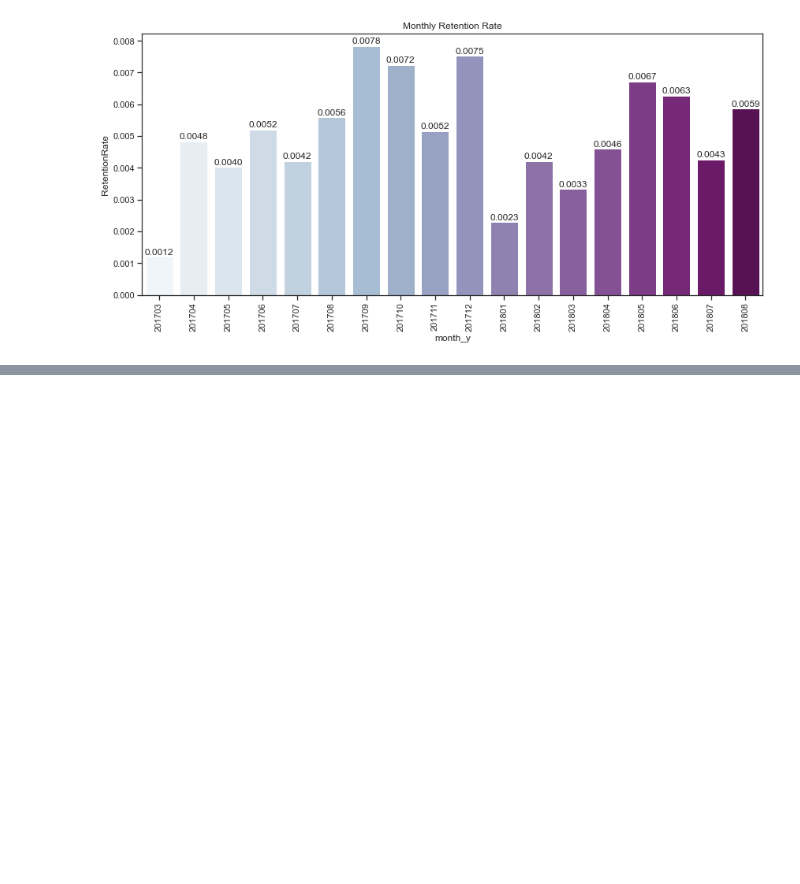
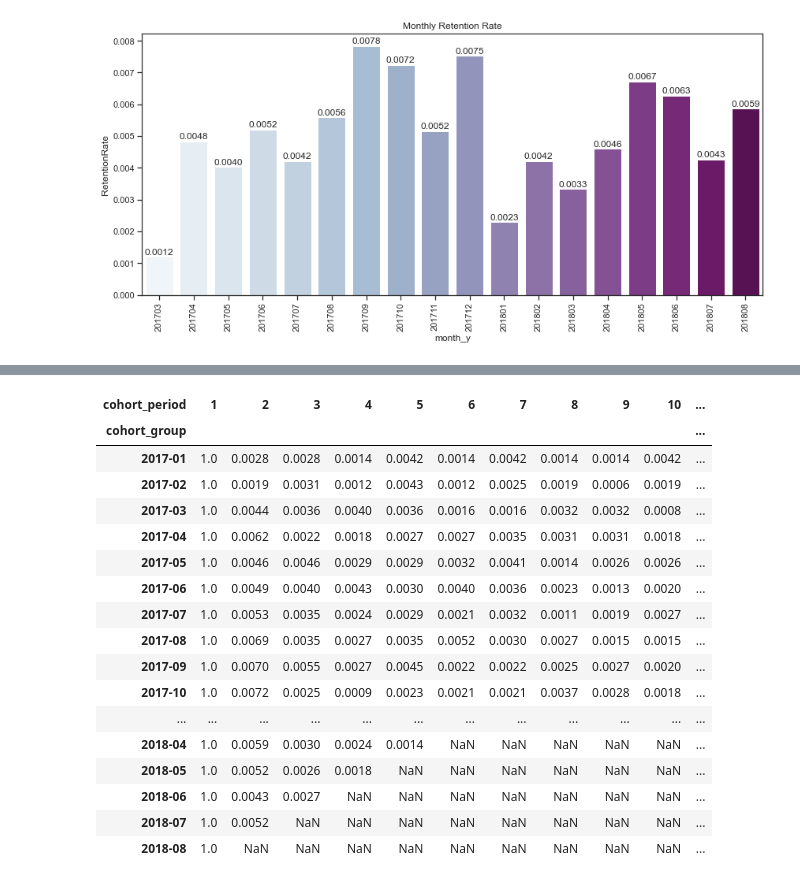
Before and after one commit to hyunjun33/Funnel_Analysis, a Jupyter notebook: Olist/Olist_Customer_Analysis.ipynb, the cells around one changed output, grey strips where cells are left out. Cells and saved outputs as stored; diff of their text form; code cells hidden in the pictures; blank space fills up the shorter version.

```diff
--- a/Olist/Olist_Customer_Analysis.ipynb
+++ b/Olist/Olist_Customer_Analysis.ipynb
@@ -912,0 +922,7 @@ df_cohort.query("month_y != cohort_group")
+# %%
+cohorts = df_cohort.groupby(["cohort_group", "month_y"]).agg({"customer_unique_id": pd.Series.nunique,
+                                                    "order_id": pd.Series.nunique,
+                                                    "payment_value": np.sum})
+cohorts.rename(columns={"customer_unique_id": "total_customers",
+                        "order_id": "total_orders"}, inplace=True)
+cohorts
@@ -912,0 +944,7 @@ df_cohort.query("month_y != cohort_group")
+# %%
+def cohort_period(df):
+    df["cohort_period"] = np.arange(len(df)) + 1
+    return df
+# %%
+cohorts = cohorts.groupby(level=0).apply(cohort_period)
+cohorts
@@ -912,0 +966,6 @@ df_cohort.query("month_y != cohort_group")
+# %%
+cohorts = cohorts.reset_index()
+cohorts = cohorts.set_index(["cohort_group", "cohort_period"])
+
+cohort_group_size = cohorts["total_customers"].groupby(level=0).first()
+cohort_group_size
@@ -912,0 +990,23 @@ df_cohort.query("month_y != cohort_group")
+# %%
+customer_retention = cohorts["total_customers"].unstack(0).divide(cohort_group_size, axis=1).round(4)
+customer_retention = customer_retention.T
+customer_retention
+# %% [output]
+| cohort_period | 1 | 2 | 3 | 4 | 5 | 6 | 7 | 8 | 9 | 10 | ... |
+| cohort_group |  |  |  |  |  |  |  |  |  |  | ... |
+| 2017-01 | 1.0 | 0.0028 | 0.0028 | 0.0014 | 0.0042 | 0.0014 | 0.0042 | 0.0014 | 0.0014 | 0.0042 | ... |
+| 2017-02 | 1.0 | 0.0019 | 0.0031 | 0.0012 | 0.0043 | 0.0012 | 0.0025 | 0.0019 | 0.0006 | 0.0019 | ... |
+| 2017-03 | 1.0 | 0.0044 | 0.0036 | 0.0040 | 0.0036 | 0.0016 | 0.0016 | 0.0032 | 0.0032 | 0.0008 | ... |
+| 2017-04 | 1.0 | 0.0062 | 0.0022 | 0.0018 | 0.0027 | 0.0027 | 0.0035 | 0.0031 | 0.0031 | 0.0018 | ... |
+| 2017-05 | 1.0 | 0.0046 | 0.0046 | 0.0029 | 0.0029 | 0.0032 | 0.0041 | 0.0014 | 0.0026 | 0.0026 | ... |
+| 2017-06 | 1.0 | 0.0049 | 0.0040 | 0.0043 | 0.0030 | 0.0040 | 0.0036 | 0.0023 | 0.0013 | 0.0020 | ... |
+| 2017-07 | 1.0 | 0.0053 | 0.0035 | 0.0024 | 0.0029 | 0.0021 | 0.0032 | 0.0011 | 0.0019 | 0.0027 | ... |
+| 2017-08 | 1.0 | 0.0069 | 0.0035 | 0.0027 | 0.0035 | 0.0052 | 0.0030 | 0.0027 | 0.0015 | 0.0015 | ... |
+| 2017-09 | 1.0 | 0.0070 | 0.0055 | 0.0027 | 0.0045 | 0.0022 | 0.0022 | 0.0025 | 0.0027 | 0.0020 | ... |
+| 2017-10 | 1.0 | 0.0072 | 0.0025 | 0.0009 | 0.0023 | 0.0021 | 0.0021 | 0.0037 | 0.0028 | 0.0018 | ... |
+| ... | ... | ... | ... | ... | ... | ... | ... | ... | ... | ... | ... |
+| 2018-04 | 1.0 | 0.0059 | 0.0030 | 0.0024 | 0.0014 | NaN | NaN | NaN | NaN | NaN | ... |
+| 2018-05 | 1.0 | 0.0052 | 0.0026 | 0.0018 | NaN | NaN | NaN | NaN | NaN | NaN | ... |
+| 2018-06 | 1.0 | 0.0043 | 0.0027 | NaN | NaN | NaN | NaN | NaN | NaN | NaN | ... |
+| 2018-07 | 1.0 | 0.0052 | NaN | NaN | NaN | NaN | NaN | NaN | NaN | NaN | ... |
+| 2018-08 | 1.0 | NaN | NaN | NaN | NaN | NaN | NaN | NaN | NaN | NaN | ... |
```
Also changed, not shown: parts of 57 cells of this notebook.
